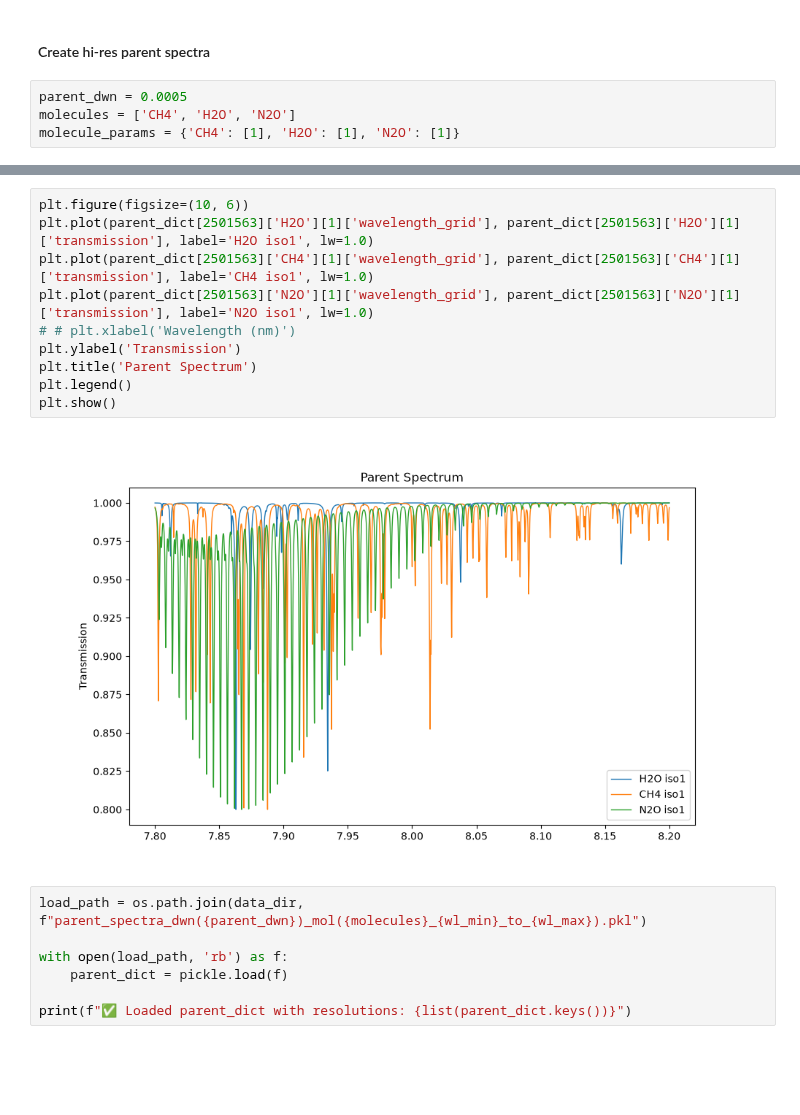
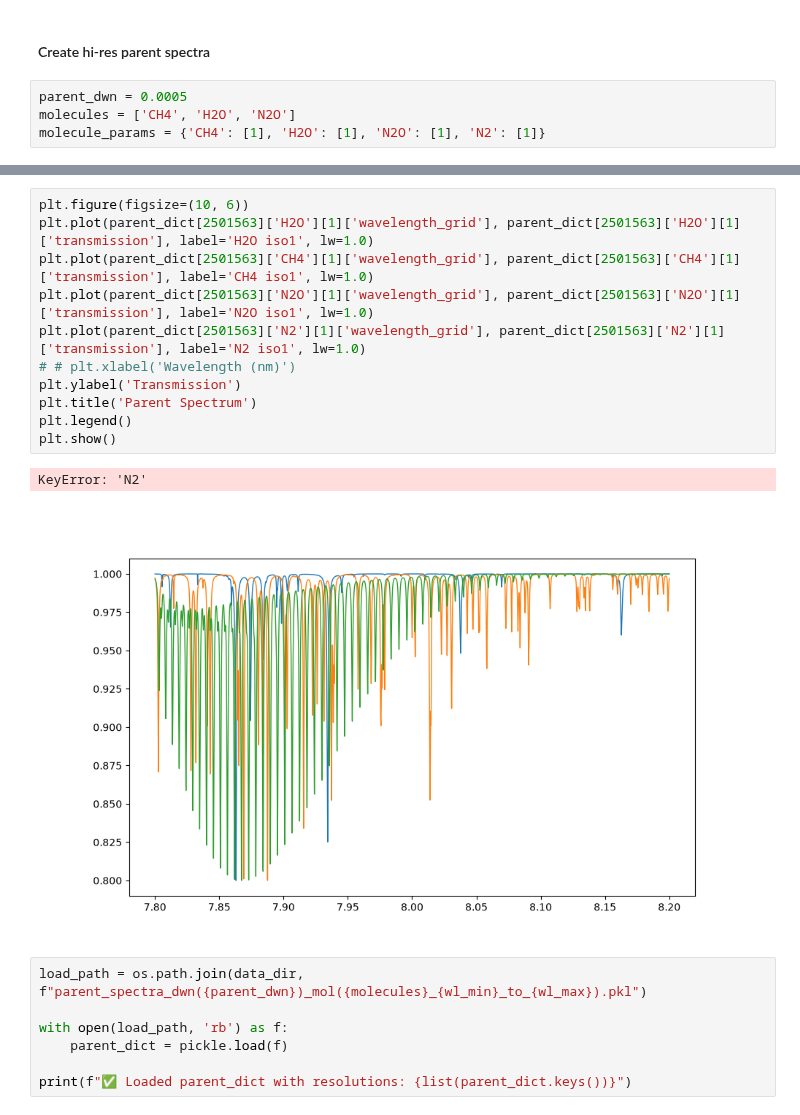
Before and after one commit to zanecollins/sgl_science_case, a Jupyter notebook: sgl_science_case/notebooks/summer_26_isotope_tests_cc.ipynb, the cells around one changed output, grey strips where cells are left out. Cells and saved outputs as stored; diff of their text form; blank space fills up the shorter version.

```diff
--- a/sgl_science_case/notebooks/summer_26_isotope_tests_cc.ipynb
+++ b/sgl_science_case/notebooks/summer_26_isotope_tests_cc.ipynb
@@ -660,7 +660,7 @@ def plot_spectra_grid(df, cases):
 # %%
 parent_dwn = 0.0005
 molecules = ['CH4', 'H2O', 'N2O']
-molecule_params = {'CH4': [1], 'H2O': [1], 'N2O': [1]}
+molecule_params = {'CH4': [1], 'H2O': [1], 'N2O': [1], 'N2': [1]}
 # %%
 # 1. Compute the high-resolution parent spectrum once
 
@@ -695,15 +695,17 @@ Molecule ID: 4 Isotope: 1
 # %%
 plt.figure(figsize=(10, 6))
 plt.plot(parent_dict[2501563]['H2O'][1]['wavelength_grid'], parent_dict[2501563]['H2O'][1]['transmission'], label='H2O iso1', lw=1.0)
 plt.plot(parent_dict[2501563]['CH4'][1]['wavelength_grid'], parent_dict[2501563]['CH4'][1]['transmission'], label='CH4 iso1', lw=1.0)
 plt.plot(parent_dict[2501563]['N2O'][1]['wavelength_grid'], parent_dict[2501563]['N2O'][1]['transmission'], label='N2O iso1', lw=1.0)
+plt.plot(parent_dict[2501563]['N2'][1]['wavelength_grid'], parent_dict[2501563]['N2'][1]['transmission'], label='N2 iso1', lw=1.0)
 # # plt.xlabel('Wavelength (nm)')
 plt.ylabel('Transmission')
 plt.title('Parent Spectrum')
 plt.legend()
 plt.show()
 # %% [output]
+KeyError: 'N2'
-[figure, old version]
+[figure, new version]
 # %%
 load_path = os.path.join(data_dir, f"parent_spectra_dwn({parent_dwn})_mol({molecules}_{wl_min}_to_{wl_max}).pkl")
 
```
Also changed, not shown: parts of 1 cell of this notebook, 1 other file.
